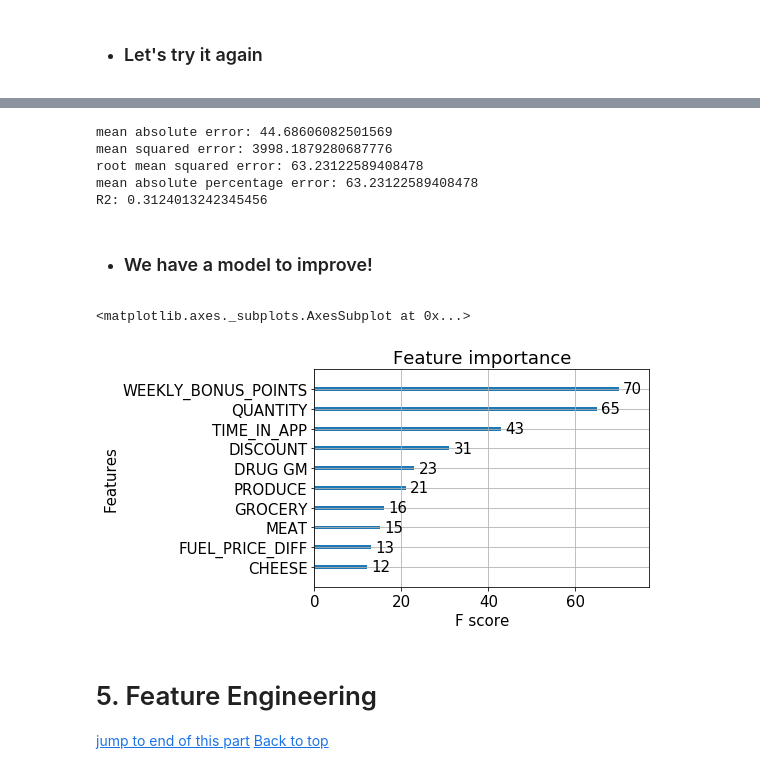
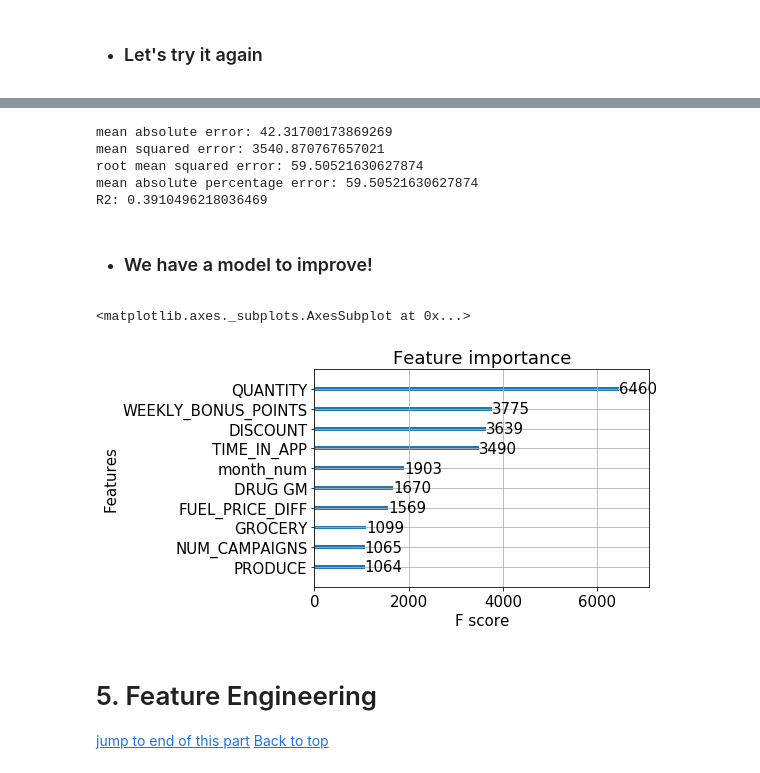
Before and after one commit to robmoratore/ShellDnA, a Jupyter notebook: DnA 2.0/cleaned main notebook.ipynb, the cells around one changed output, grey strips where cells are left out. Cells and saved outputs as stored; diff of their text form; code cells hidden in the pictures.

```diff
--- a/DnA 2.0/cleaned main notebook.ipynb
+++ b/DnA 2.0/cleaned main notebook.ipynb
@@ -586,9 +584,3 @@ See the caveats in the documentation: http://pandas.pydata.org/pandas-docs/stabl
   import sys
 # %% [markdown]
 * ### Let's train our model
-# %%
-param = {'max_depth':5, 'eta':0.7, 'booster':'gbtree', 'subsample':0.5,
-         'objective':'reg:squarederror','eval_metric':'rmse'}
-evallist = [(dtest, 'eval'), (dtrain, 'train')]
-num_round = 15
-bst = xgb.train(param, dtrain, num_round, evallist)
@@ -677,14 +667,5 @@ X_train = X[:training_amount]
 y_train = y[:training_amount]
 X_test = X[training_amount:]
 y_test = y[training_amount:]
-
-dtrain = xgb.DMatrix(X_train, label=y_train)
-dtest = xgb.DMatrix(X_test, label=y_test)
-
-param = {'max_depth':5, 'eta':0.7, 'booster':'gbtree', 'subsample':0.5,
-         'objective':'reg:squarederror','eval_metric':'rmse'}
-evallist = [(dtest, 'eval'), (dtrain, 'train')]
-num_round = 15
-bst = xgb.train(param, dtrain, num_round, evallist)
 # %% [output]
 (34835, 41)
@@ -705,0 +672,4 @@ bst = xgb.train(param, dtrain, num_round, evallist)
+# %%
+xgb_model = xgb.XGBRegressor(objective="reg:squarederror", max_depth=10, n_jobs=3, eval_metric='rmse', eta=0.7, n_estimators=100, subsample=0.5)
+
+xgb_model.fit(X_train, y_train)
@@ -706,36 +685,31 @@ bst = xgb.train(param, dtrain, num_round, evallist)
 # %%
+preds = xgb_model.predict(X_test)
 
-def mean_absolute_percentage_error(y_true, y_pred):
-    y_true, y_pred = np.array(y_true), np.array(y_pred)
-    return np.mean(np.abs((y_true - y_pred) / y_true)) * 100
-
-preds = bst.predict(dtest)
 mae = mean_absolute_error(y_test, preds)
-print('mean absolute error: ' + str(mae))
-
 mse = mean_squared_error(y_test, preds)
 rmse = math.sqrt(mse)
 mape = mean_absolute_percentage_error(y_test, preds)
+r2 = r2_score(y_test, preds)
+
+print('mean absolute error: ' + str(mae))
 print('mean squared error: ' + str(mse))
 print('root mean squared error: ' + str(rmse))
 print('mean absolute percentage error: ' + str(rmse))
-
-r2 = r2_score(y_test, preds)
 print('R2: ' + str(r2))
 # %% [output]
-mean absolute error: 44.68606082501569
-mean squared error: 3998.1879280687776
-root mean squared error: 63.23122589408478
-mean absolute percentage error: 63.23122589408478
-R2: 0.3124013242345456
+mean absolute error: 42.31700173869269
+mean squared error: 3540.870767657021
+root mean squared error: 59.50521630627874
+mean absolute percentage error: 59.50521630627874
+R2: 0.3910496218036469
 # %% [markdown]
 * ### We have a model to improve!
 # %%
 matplotlib.rcParams.update({'font.size': 15})
-xgb.plot_importance(bst,max_num_features=10)
+xgb.plot_importance(xgb_model,max_num_features=10)
 # %% [output]
 <matplotlib.axes._subplots.AxesSubplot at 0x...>
-[figure, old version]
+[figure, new version]
 # %% [markdown]
 # 5. Feature Engineering <a class="anchor" id="feature_engineering"></a>
 [jump to end of this part](#bring_together)
```
Also changed, not shown: parts of 49 cells of this notebook, 1 other file.
